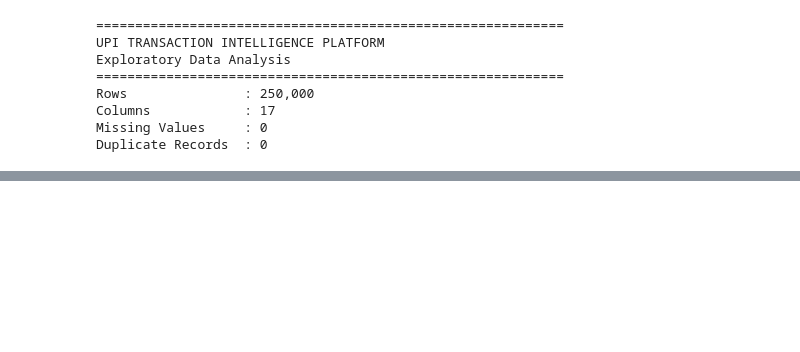
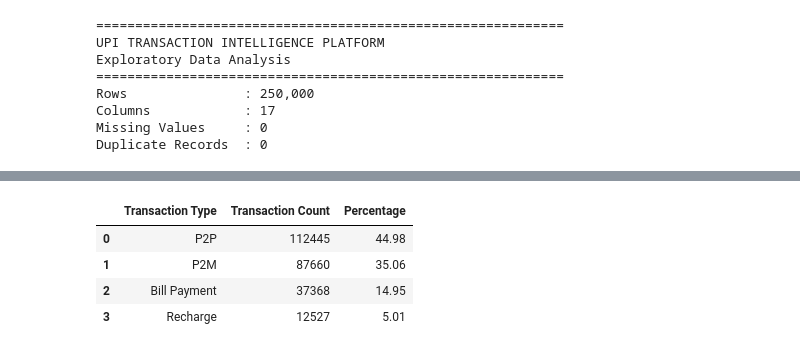
Before and after one commit to KaviyaVelmurugan/upi-transaction-intelligence-platform, a Jupyter notebook: notebooks/02_eda.ipynb, the cells around one changed output, grey strips where cells are left out. Cells and saved outputs as stored; diff of their text form; code cells hidden in the pictures; blank space fills up the shorter version.

```diff
--- a/notebooks/02_eda.ipynb
+++ b/notebooks/02_eda.ipynb
@@ -61,0 +90,15 @@ df.head()
+# %%
+## Percentage Distribution of Transaction Types
+transaction_type["Percentage"] = (
+    transaction_type["Transaction Count"]
+    / transaction_type["Transaction Count"].sum()
+    * 100
+).round(2)
+
+transaction_type
+# %% [output]
+|  | Transaction Type | Transaction Count | Percentage |
+| 0 | P2P | 112445 | 44.98 |
+| 1 | P2M | 87660 | 35.06 |
+| 2 | Bill Payment | 37368 | 14.95 |
+| 3 | Recharge | 12527 | 5.01 |
```
Also changed, not shown: parts of 7 cells of this notebook, 3 other files.
